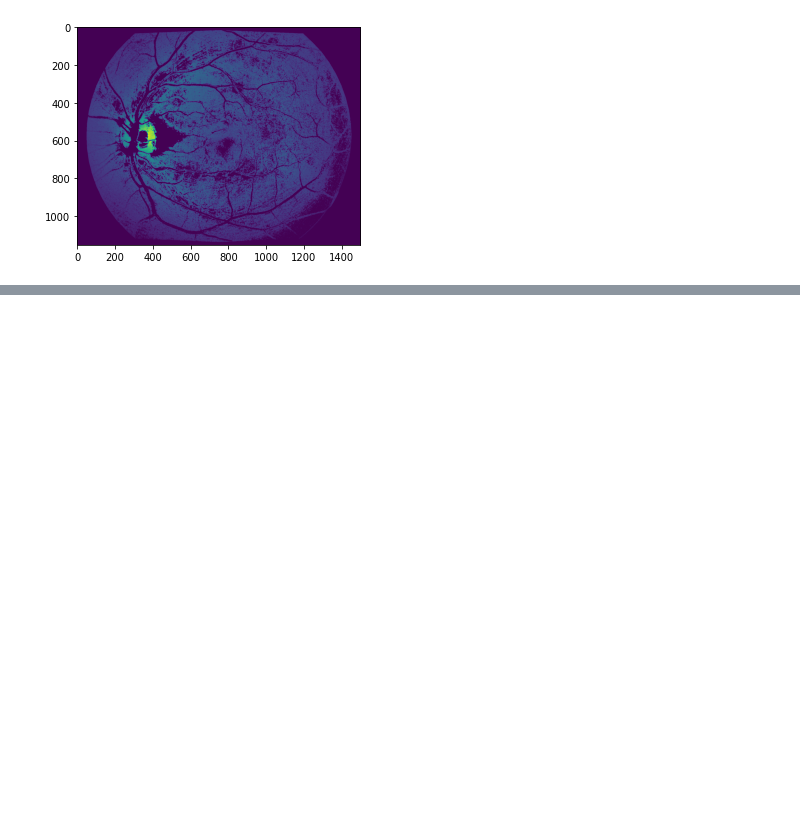
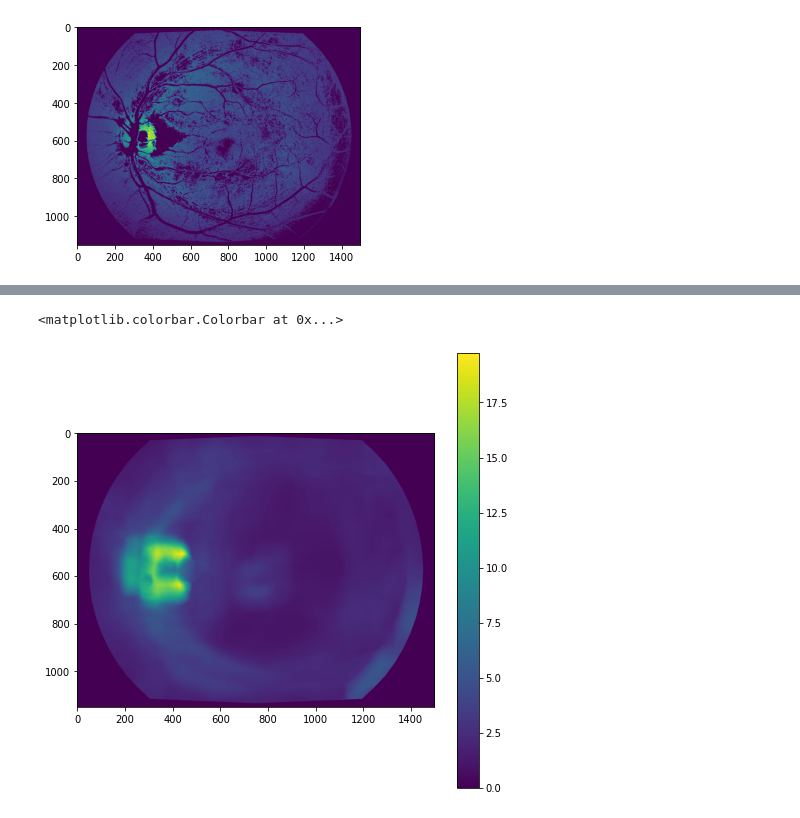
Before and after one commit to Shalaka003/Handheld-Fundus, a Jupyter notebook: Code/Image Enhancement.ipynb, the cells around one changed output, grey strips where cells are left out. Cells and saved outputs as stored; diff of their text form; code cells hidden in the pictures; blank space fills up the shorter version.

```diff
--- a/Code/Image Enhancement.ipynb
+++ b/Code/Image Enhancement.ipynb
@@ -210 +252,10 @@ print(np.shape(x_white))
+# %%
+interpolated_stdmult = scipy.interpolate.griddata(points_bg, std_mult, (x_grid, y_grid) , method='linear', fill_value=0, rescale=False)
+
+plt.figure(figsize = (8,8))
+plt.imshow(interpolated_stdmult)
+plt.colorbar()
+# %% [output]
+<matplotlib.colorbar.Colorbar at 0x...>
+[figure, added]
 # %%
```
Also changed, not shown: parts of 15 cells of this notebook, 1 other file.
